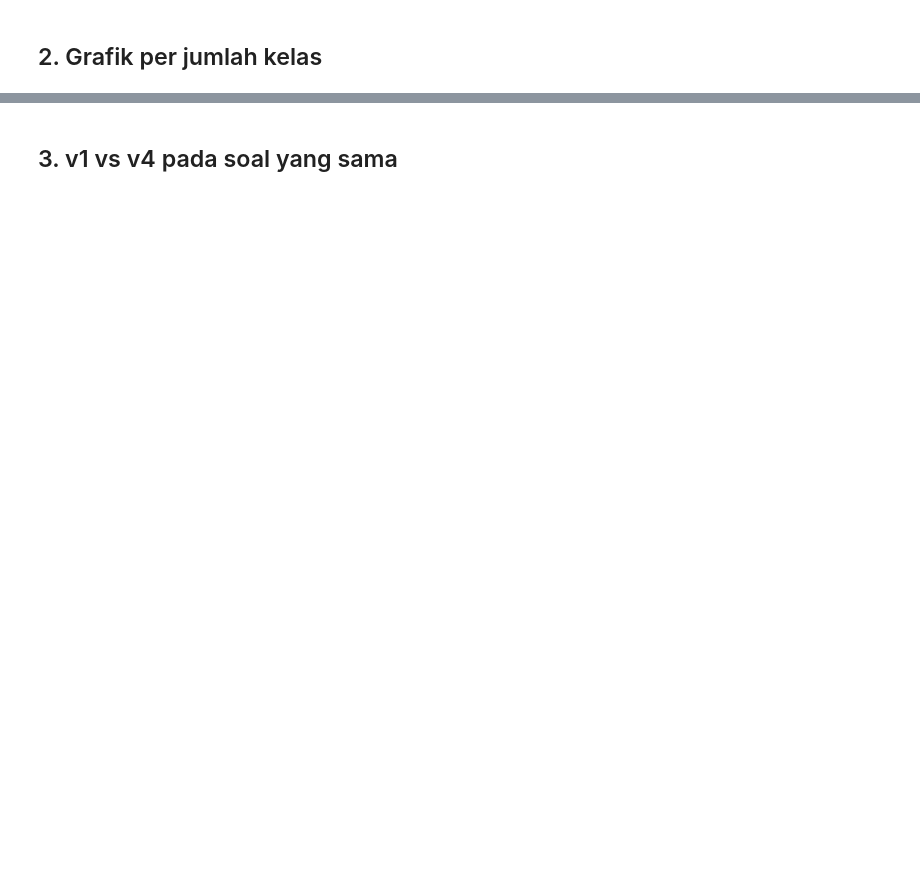
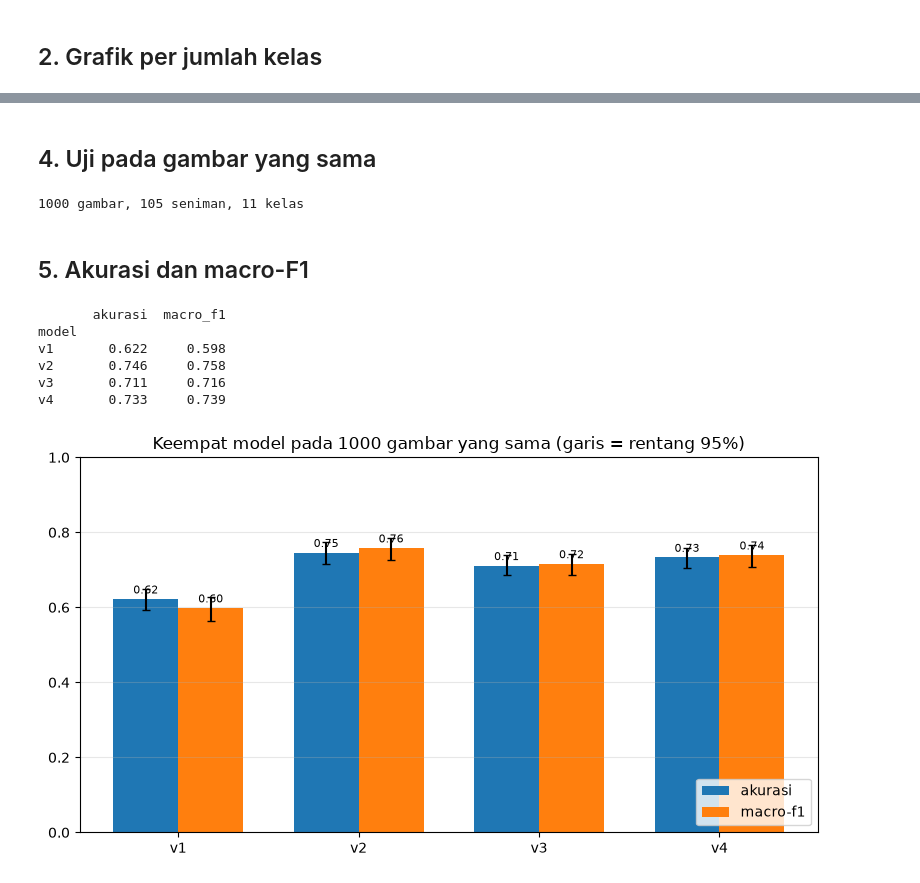
Before and after one commit to toikkkk/Galeria, a Jupyter notebook: ml-visual-search/notebooks/04_compare_models.ipynb, the cells around one changed output, grey strips where cells are left out. Drawn from its saved outputs; the diff is of its cells as text; code cells hidden in the pictures; blank space fills up the shorter version.

```diff
--- a/ml-visual-search/notebooks/04_compare_models.ipynb
+++ b/ml-visual-search/notebooks/04_compare_models.ipynb
@@ -76,2 +178,2 @@ plt.tight_layout(); plt.show()
 # %% [markdown]
-## 3. v1 vs v4 pada soal yang sama
+## 4. Uji pada gambar yang sama
@@ -91,0 +180,53 @@ print("         Jadi sebagian keunggulan v4 berasal dari paparan seniman yang le
+# %%
+test = pd.read_csv(ROOT / "data/raw/test_split.csv")
+test = test[test.style_name.isin(V1_KELAS)]
+v1_lihat = set()
+for s in ("train", "val", "test"):
+    v1_lihat |= set(pd.read_csv(ROOT / f"data/raw/v1_11class_{s}_split.csv").filename)
+pool = test[~test.filename.isin(v1_lihat)]                  # belum pernah dilihat model mana pun
+besar = pd.concat([g.sample(max(1, round(N_BESAR * len(g) / len(pool))), random_state=0)
+                   for _, g in pool.groupby("style_name")]).reset_index(drop=True)
+y = besar.style_name.map({c: i for i, c in enumerate(V1_KELAS)}).to_numpy()
+PP = {m: [] for m in MODEL}
+for s in range(0, len(besar), BATCH):
+    chunk = [Image.open(ROOT / f"data/processed/{f}").convert("RGB") for f in besar.filename[s:s + BATCH]]
+    for m, p in prediksi(chunk).items():
+        PP[m].append(p)
+PP = {m: np.concatenate(v) for m, v in PP.items()}
+print(f"{len(besar)} gambar, {besar.artist_name.nunique()} seniman, 11 kelas")
+# %% [output]
+1000 gambar, 105 seniman, 11 kelas
+# %% [markdown]
+## 5. Akurasi dan macro-F1
+# %%
+rng = np.random.default_rng(0)
+N = len(y)
+idx_b = rng.integers(0, N, size=(300, N))                   # 300 pengambilan ulang utk rentang ketidakpastian
+ringkas, ci = [], {}
+for m, p in PP.items():
+    pr = p.argmax(1); benar = (pr == y).astype(float)
+    acc_b = benar[idx_b].mean(1)
+    f1_b = np.array([f1_score(y[i], pr[i], labels=range(11), average="macro", zero_division=0) for i in idx_b])
+    ci[m] = (np.percentile(acc_b, [2.5, 97.5]), np.percentile(f1_b, [2.5, 97.5]))
+    ringkas.append((m, accuracy_score(y, pr), f1_score(y, pr, labels=range(11), average="macro", zero_division=0)))
+R = pd.DataFrame(ringkas, columns=["model", "akurasi", "macro_f1"]).set_index("model")
+print(R.round(3).to_string())
+
+fig, ax = plt.subplots(figsize=(8, 4.5))
+x = np.arange(len(R)); w = 0.36
+for k, (kol, off, warna) in enumerate((("akurasi", -w / 2, "tab:blue"), ("macro_f1", w / 2, "tab:orange"))):
+    nilai = R[kol].to_numpy()
+    lo = np.array([ci[m][k][0] for m in R.index]); hi = np.array([ci[m][k][1] for m in R.index])
+    ax.bar(x + off, nilai, w, label=kol.replace("_", "-"), color=warna, yerr=[nilai - lo, hi - nilai], capsize=3)
+    for xi, v in zip(x + off, nilai): ax.text(xi, v + 0.015, f"{v:.2f}", ha="center", fontsize=8)
+ax.set_xticks(x, R.index); ax.set_ylim(0, 1); ax.legend(loc="lower right"); ax.grid(axis="y", alpha=.3)
+ax.set_title(f"Keempat model pada {N} gambar yang sama (garis = rentang 95%)")
+plt.tight_layout(); plt.show()
+# %% [output]
+       akurasi  macro_f1
+model
+v1       0.622     0.598
+v2       0.746     0.758
+v3       0.711     0.716
+v4       0.733     0.739
+[figure, added]
```
Also changed, not shown: parts of 26 cells of this notebook, 7 other files.
